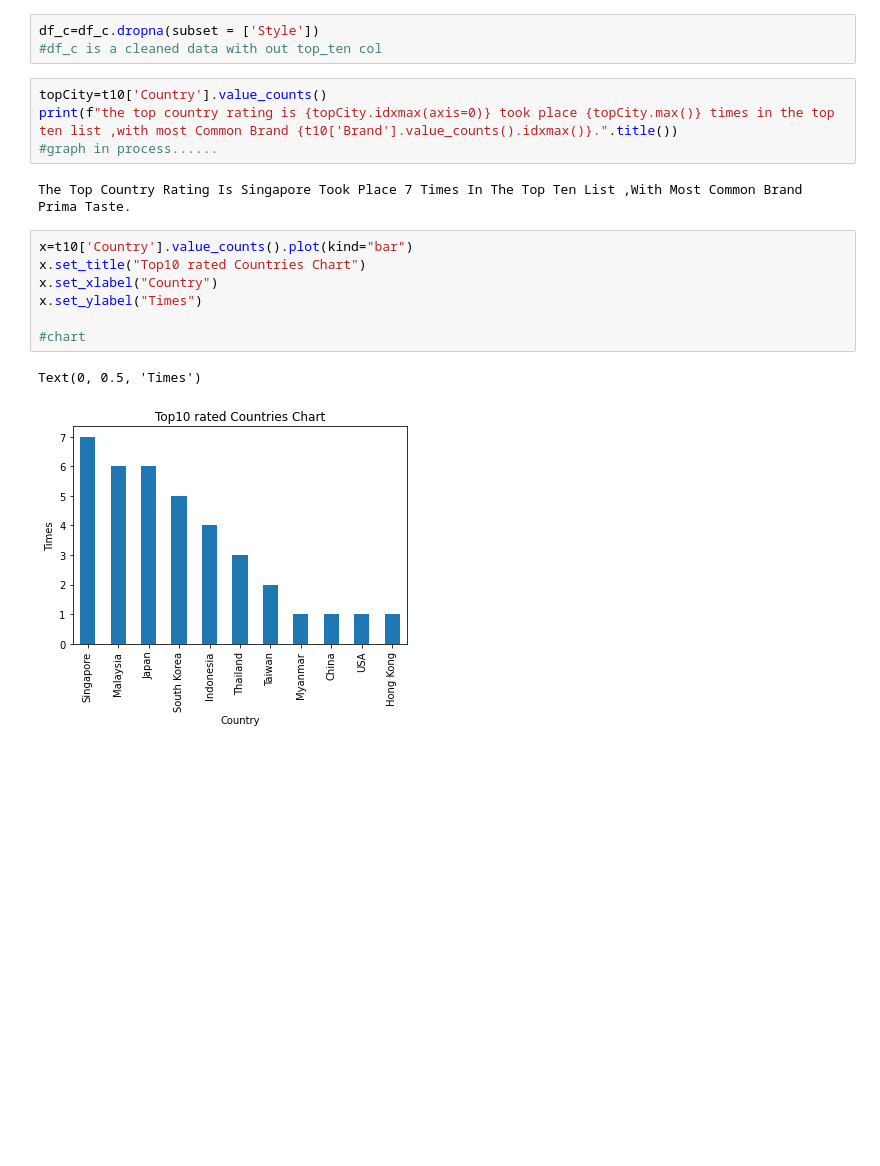
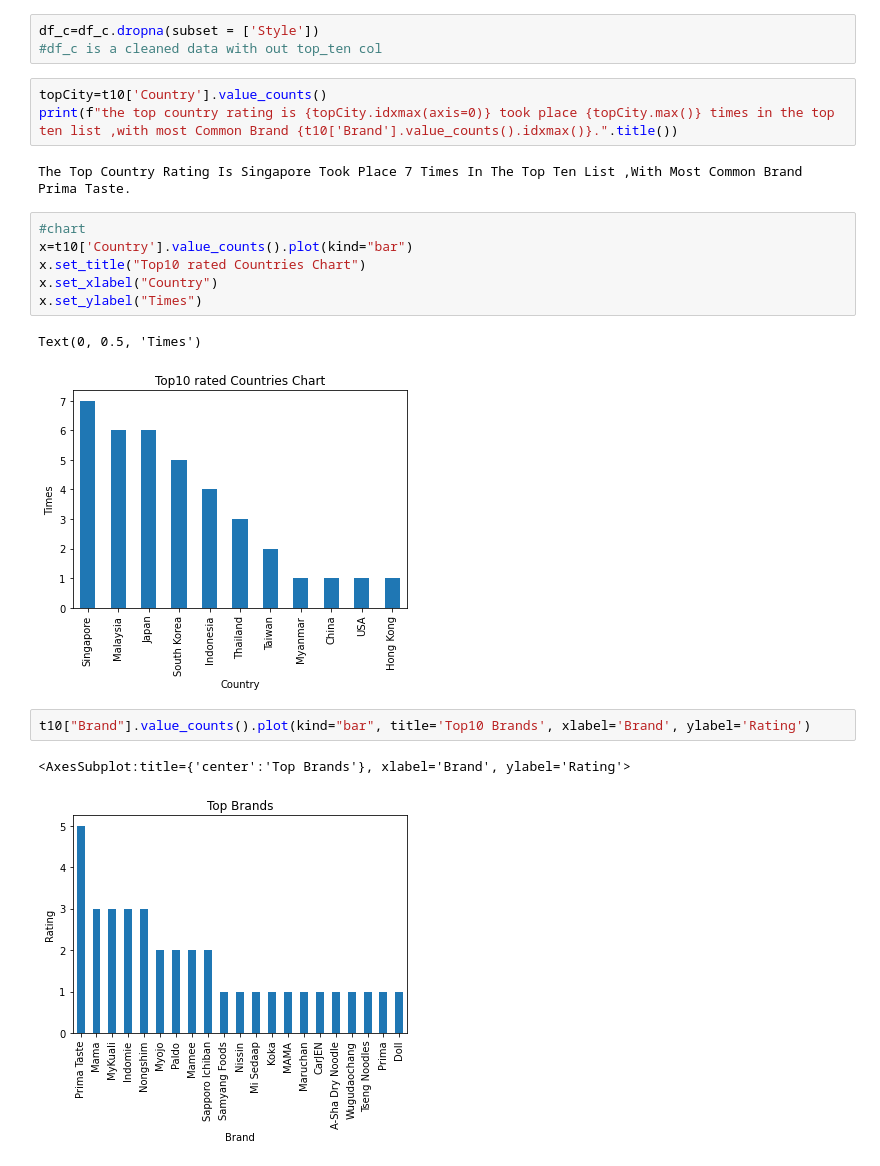
Before and after one commit to MohamedAbdElgni/Ramen-Ratings, a Jupyter notebook: Untitled-1.ipynb, the cells around one changed output. Cells and saved outputs as stored; diff of their text form; blank space fills up the shorter version.

```diff
--- a/Untitled-1.ipynb
+++ b/Untitled-1.ipynb
@@ -56,16 +56,19 @@ df_c=df_c.dropna(subset = ['Style'])
 # %%
 topCity=t10['Country'].value_counts()
 print(f"the top country rating is {topCity.idxmax(axis=0)} took place {topCity.max()} times in the top ten list ,with most Common Brand {t10['Brand'].value_counts().idxmax()}.".title())
-#graph in process......
 # %% [output]
 The Top Country Rating Is Singapore Took Place 7 Times In The Top Ten List ,With Most Common Brand Prima Taste.
 # %%
+#chart
 x=t10['Country'].value_counts().plot(kind="bar")
 x.set_title("Top10 rated Countries Chart")
 x.set_xlabel("Country")
 x.set_ylabel("Times")
-
-#chart
 # %% [output]
 Text(0, 0.5, 'Times')
 [figure]
+# %%
+t10["Brand"].value_counts().plot(kind="bar", title='Top10 Brands', xlabel='Brand', ylabel='Rating')
+# %% [output]
+<AxesSubplot:title={'center':'Top Brands'}, xlabel='Brand', ylabel='Rating'>
+[figure, added]
```
